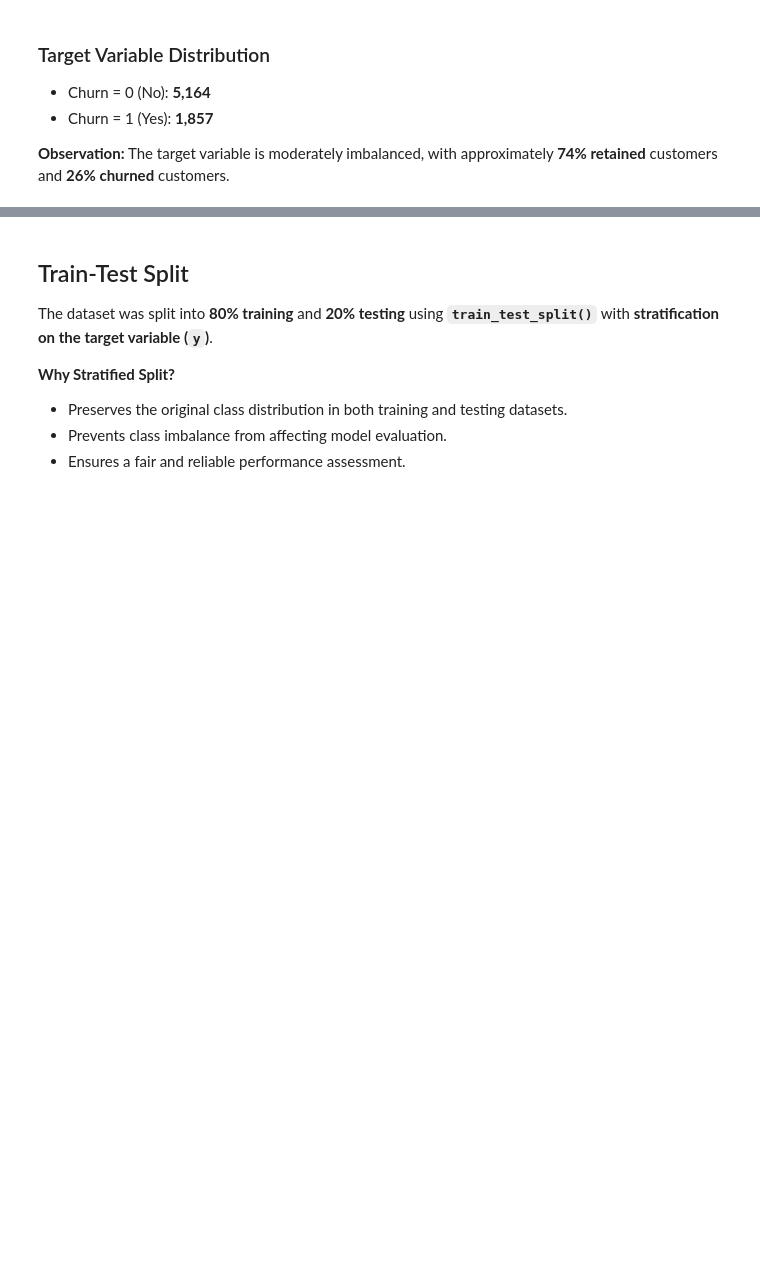
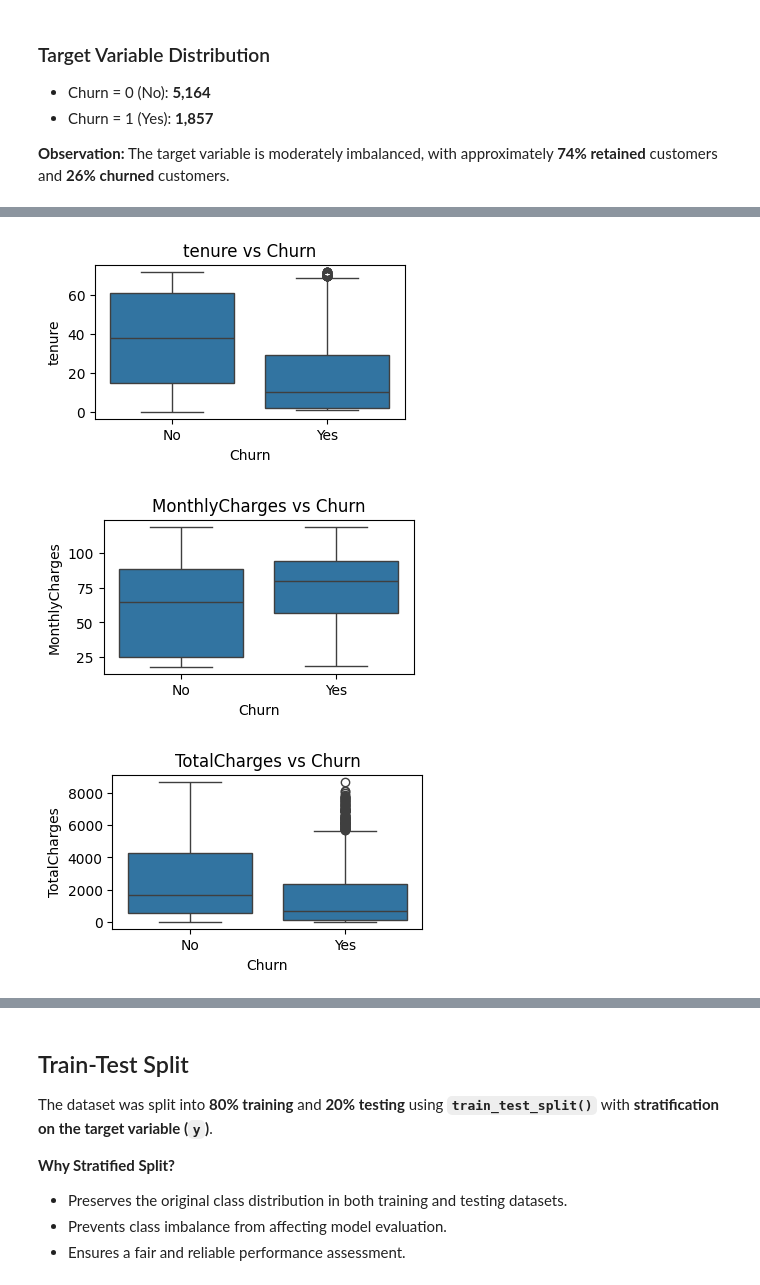
Before and after one commit to arunx86-007/Telco-Customer-Churn-Prediction, a Jupyter notebook: notebook/Analysis.ipynb, the cells around one changed output, grey strips where cells are left out. Cells and saved outputs as stored; diff of their text form; code cells hidden in the pictures; blank space fills up the shorter version.

```diff
--- a/notebook/Analysis.ipynb
+++ b/notebook/Analysis.ipynb
@@ -195,0 +241,12 @@ Name: count, dtype: int64
+# %%
+num_cols = ["tenure", "MonthlyCharges", "TotalCharges"]
+
+for col in num_cols:
+    plt.figure(figsize=(4,2))
+    sns.boxplot(data=df, x="Churn", y=col)
+    plt.title(f"{col} vs Churn")
+    plt.show()
+# %% [output]
+[figure, added]
+[figure, added]
+[figure, added]
```
Also changed, not shown: parts of 6 cells of this notebook.
